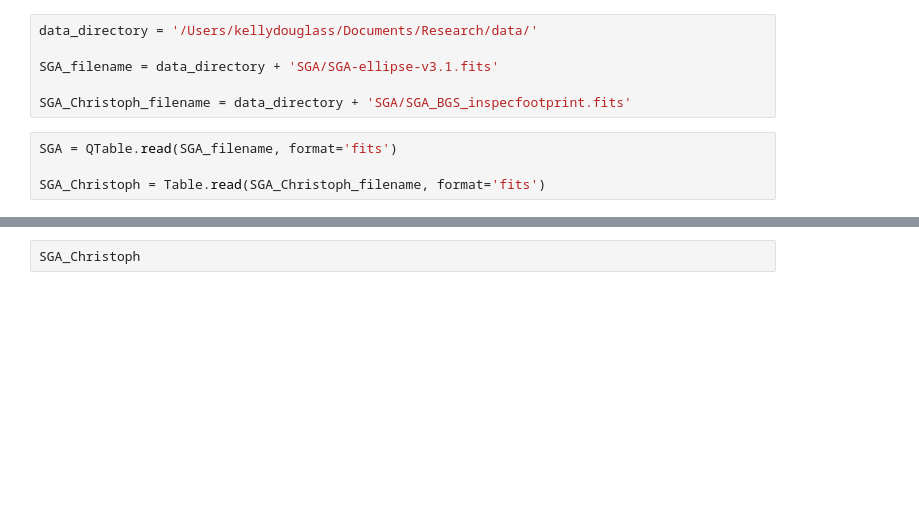
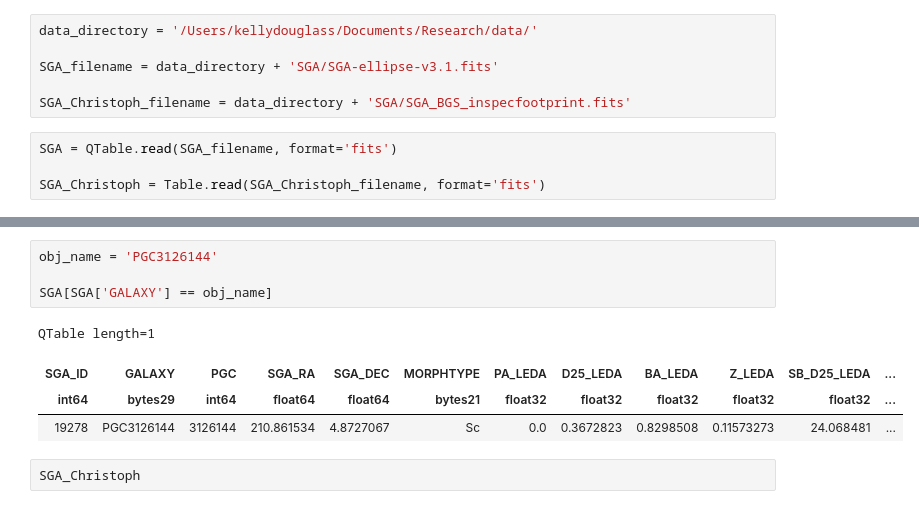
Before and after one commit to DESI-UR/DESI_SGA, a Jupyter notebook: SGA_stats.ipynb, the cells around one changed output, grey strips where cells are left out. Saved outputs shown, nothing was run; the diff lists cells and outputs as text; blank space fills up the shorter version.

```diff
--- a/SGA_stats.ipynb
+++ b/SGA_stats.ipynb
@@ -42,3 +20,12 @@ QTable length=3131971
+# %%
+obj_name = 'PGC3126144'
+
+SGA[SGA['GALAXY'] == obj_name]
+# %% [output]
+QTable length=1
+| SGA_ID | GALAXY | PGC | SGA_RA | SGA_DEC | MORPHTYPE | PA_LEDA | D25_LEDA | BA_LEDA | Z_LEDA | SB_D25_LEDA | ... |
+| int64 | bytes29 | int64 | float64 | float64 | bytes21 | float32 | float32 | float32 | float32 | float32 | ... |
+| 19278 | PGC3126144 | 3126144 | 210.861534 | 4.8727067 | Sc | 0.0 | 0.3672823 | 0.8298508 | 0.11573273 | 24.068481 | ... |
 # %%
 SGA_Christoph
 # %% [output]
```
Also changed, not shown: parts of 1 cell of this notebook, 8 other files.
